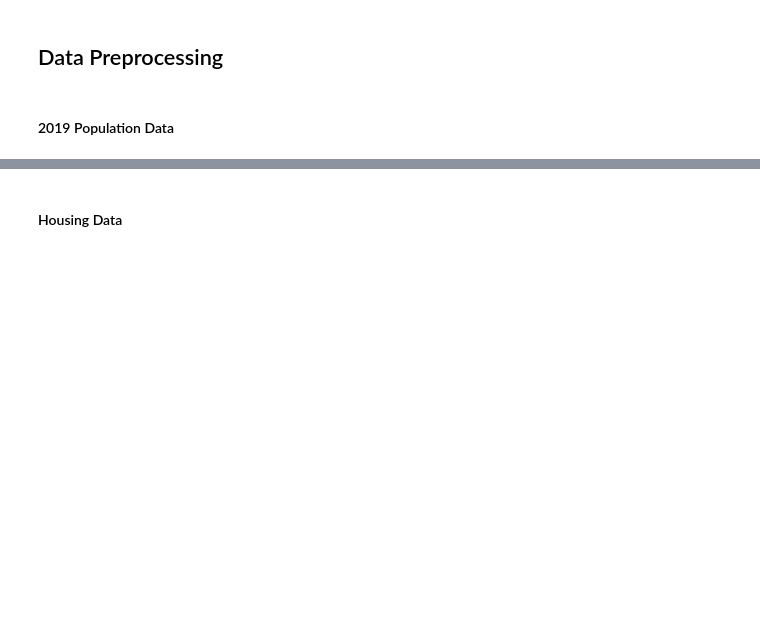
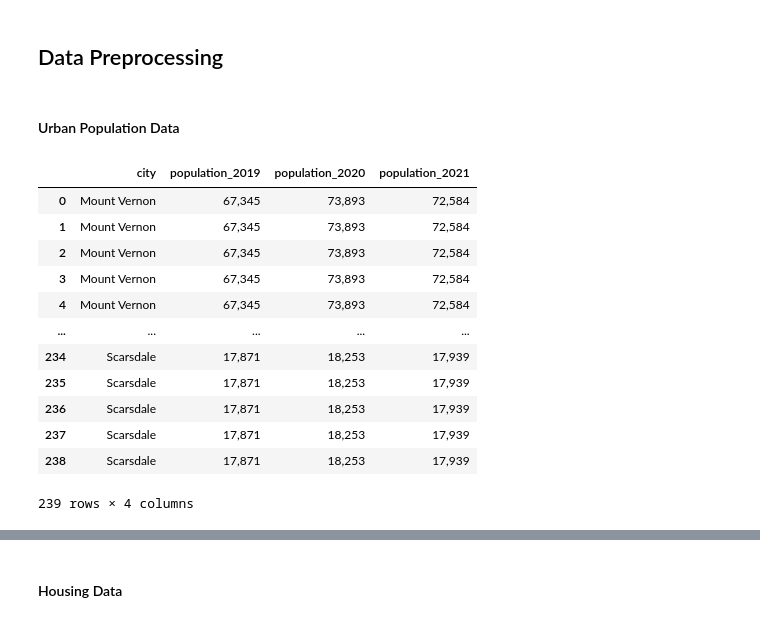
Before and after one commit to saradandrew/final_project, a Jupyter notebook: Preprocessing.ipynb, the cells around one changed output, grey strips where cells are left out. Drawn from its saved outputs; the diff is of its cells as text; code cells hidden in the pictures; blank space fills up the shorter version.

```diff
--- a/Preprocessing.ipynb
+++ b/Preprocessing.ipynb
@@ -62,4 +52,4 @@ housing_df
 # %% [markdown]
 ## Data Preprocessing
 # %% [markdown]
-#### 2019 Population Data
+#### Urban Population Data
@@ -74 +62,17 @@ population2019_df = population2019_df.drop(population2019_df.columns[[2,3]], axi
+# %%
+urban_population_df
+# %% [output]
+|  | city | population_2019 | population_2020 | population_2021 |
+| 0 | Mount Vernon | 67,345 | 73,893 | 72,584 |
+| 1 | Mount Vernon | 67,345 | 73,893 | 72,584 |
+| 2 | Mount Vernon | 67,345 | 73,893 | 72,584 |
+| 3 | Mount Vernon | 67,345 | 73,893 | 72,584 |
+| 4 | Mount Vernon | 67,345 | 73,893 | 72,584 |
+| ... | ... | ... | ... | ... |
+| 234 | Scarsdale | 17,871 | 18,253 | 17,939 |
+| 235 | Scarsdale | 17,871 | 18,253 | 17,939 |
+| 236 | Scarsdale | 17,871 | 18,253 | 17,939 |
+| 237 | Scarsdale | 17,871 | 18,253 | 17,939 |
+| 238 | Scarsdale | 17,871 | 18,253 | 17,939 |
+239 rows × 4 columns
 # %%
```
Also changed, not shown: parts of 19 cells of this notebook.
